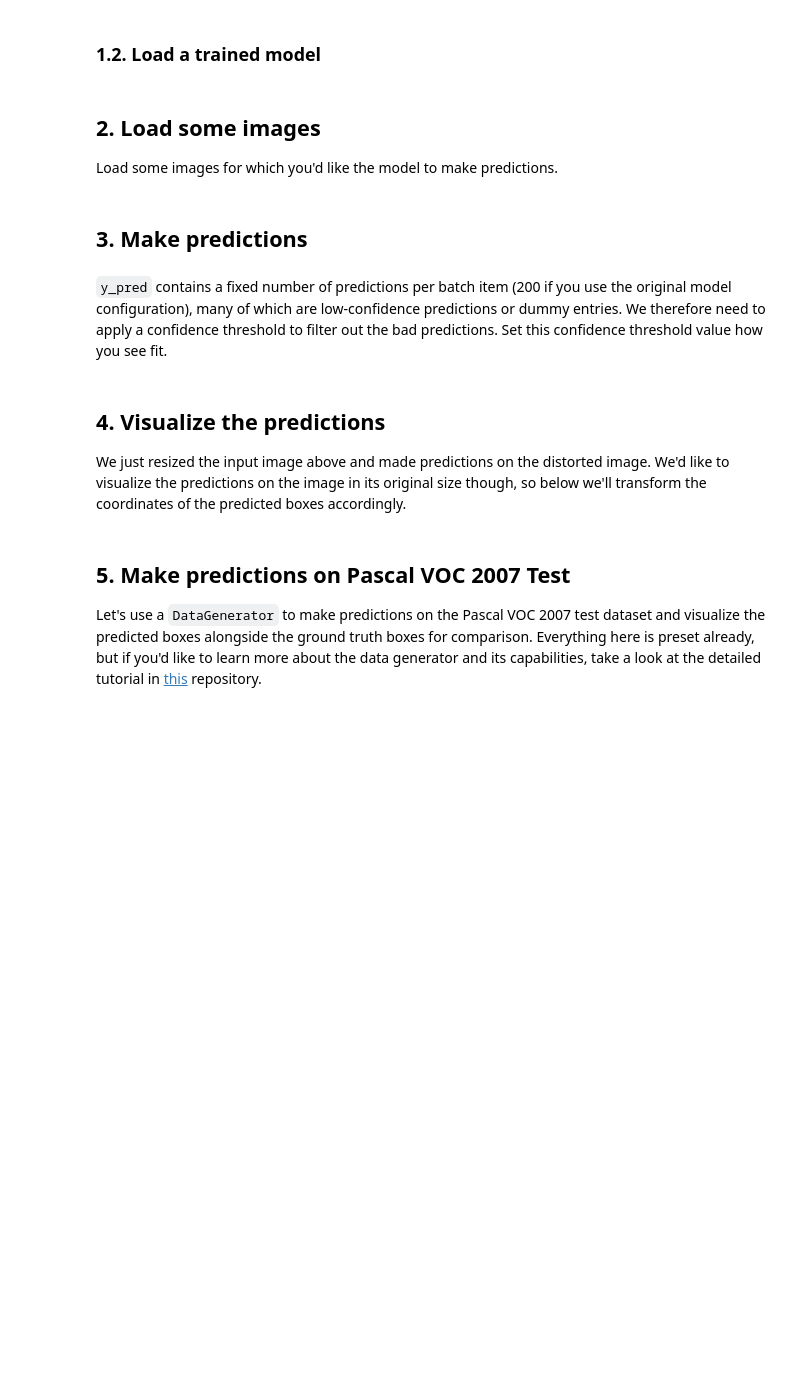
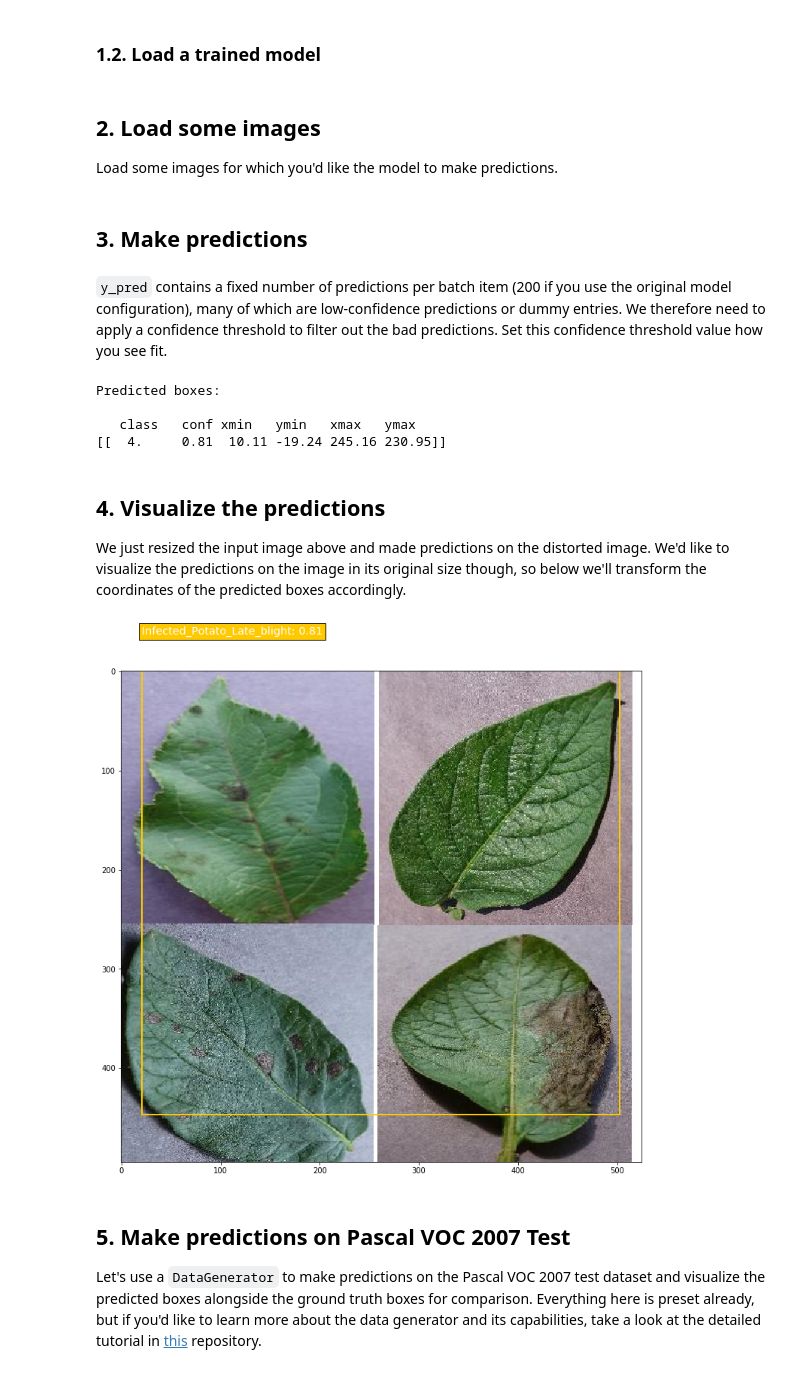
Before and after one commit to sanjeeviisl/biocaffe, a Jupyter notebook: notebook/ssd/LeafDetect_ssd7_inference.ipynb, the cells around one changed output. Cells and saved outputs as stored; diff of their text form; code cells hidden in the pictures; blank space fills up the shorter version.

```diff
--- a/notebook/ssd/LeafDetect_ssd7_inference.ipynb
+++ b/notebook/ssd/LeafDetect_ssd7_inference.ipynb
@@ -87,7 +87,7 @@ model = build_model(image_size=(img_height, img_width, img_channels),
 
 #weights_path = 'VGG_ILSVRC_16_layers_fc_reduced.h5'
 
-weights_path = 'ssd7_leaf24_epoch-04.h5'
+weights_path = 'ssd7_leaf31_epoch-95.h5'
 
 
 model.load_weights(weights_path, by_name=True)
@@ -138,7 +148,7 @@ input_images = np.array(input_images)
 
 inputs = []
 images = []
-#img_path = 'test_pic_300.jpg'
+img_path = 'test_pic.jpg'
 img = image.load_img(img_path, target_size=(256, 256))
 img = image.img_to_array(img)
 images.append(imread(img_path))
@@ -147,11 +157,11 @@ inputs = preprocess_input(np.array(inputs))
 # %% [markdown]
 ## 3. Make predictions
 # %%
-y_pred = model.predict(input_images)
+y_pred = model.predict(inputs)
 # %% [markdown]
 `y_pred` contains a fixed number of predictions per batch item (200 if you use the original model configuration), many of which are low-confidence predictions or dummy entries. We therefore need to apply a confidence threshold to filter out the bad predictions. Set this confidence threshold value how you see fit.
 # %%
-confidence_threshold = 0.4
+confidence_threshold = 0.5
 
 y_pred_thresh = [y_pred[k][y_pred[k,:,1] > confidence_threshold] for k in range(y_pred.shape[0])]
 
@@ -159,6 +169,11 @@ np.set_printoptions(precision=2, suppress=True, linewidth=90)
 print("Predicted boxes:\n")
 print('   class   conf xmin   ymin   xmax   ymax')
 print(y_pred_thresh[0])
+# %% [output]
+Predicted boxes:
+
+   class   conf xmin   ymin   xmax   ymax
+[[  4.     0.81  10.11 -19.24 245.16 230.95]]
 # %% [markdown]
 ## 4. Visualize the predictions
 
@@ -166,28 +181,62 @@ We just resized the input image above and made predictions on the distorted imag
 # %%
 # Display the image and draw the predicted boxes onto it.
 
 # Set the colors for the bounding boxes
-colors = plt.cm.hsv(np.linspace(0, 1, 21)).tolist()
+colors = plt.cm.hsv(np.linspace(0, 1, 31)).tolist()
 
-classes = ['background','Potato_healthy','Potato_Early_blight','Infected_Potato_Early_blight',
-           'Potato_Late_blight','Infected_Potato_Late_blight','Tomato_healthy',
-           'Tomato_Early_blight','Infected_Tomato_Early_blight','Tomato_Late_blight','Infected_Tomato_Late_blight']
+
+classes = [ 'background',
+            'Potato_healthy',
+            'Infected_Potato_Early_blight',
+            'Potato_Early_blight',
+            'Infected_Potato_Late_blight',
+            'Potato_Late_blight',
+            'Tomato_healthy',
+            'Infected_Tomato_Septoria_spot',
+            'Tomato_Septoria_spot',
+            'Infected_Tomato_Spider_mites',
+            'Tomato_Spider_mites',
+            'Infected_Tomato_Target_Spot',
+            'Tomato_Target_Spot',
+            'Infected_Tomato_Curl_Virus',
+            'Tomato_Curl_Virus',
+            'Infected_Tomato_mosaic_virus',
+            'Tomato_mosaic_virus',
+            'Infected_Tomato_Leaf_Mold',
+            'Tomato_Leaf_Mold',
+            'Infected_Tomato_Bacterial_spot',
+            'Tomato_Bacterial_spot',
+            'Infected_Tomato_Early_blight',
+            'Tomato_Early_blight',
+            'Infected_Tomato_Late_blight',
+            'Tomato_Late_blight',
+            'Corn_healthy',
+            'Infected_Corn_Common_rust',
+            'Corn_Common_rust',
+            'Infected_Corn_Gray_leaf',
+            'Corn_Gray_leaf',
+            'Infected_Corn_Northern_Blight',
+            'Corn_Northern_Blight'
+
+]
 
 plt.figure(figsize=(20,12))
 plt.imshow(orig_images[0])
 
 current_axis = plt.gca()
 
 for box in y_pred_thresh[0]:
     # Transform the predicted bounding boxes for the 300x300 image to the original image dimensions.
     xmin = box[2] * orig_images[0].shape[1] / img_width
     ymin = box[3] * orig_images[0].shape[0] / img_height
     xmax = box[4] * orig_images[0].shape[1] / img_width
     ymax = box[5] * orig_images[0].shape[0] / img_height
     color = colors[int(box[0])]
     label = '{}: {:.2f}'.format(classes[int(box[0])], box[1])
     current_axis.add_patch(plt.Rectangle((xmin, ymin), xmax-xmin, ymax-ymin, color=color, fill=False, linewidth=2))
     current_axis.text(xmin, ymin, label, size='x-large', color='white', bbox={'facecolor':color, 'alpha':1.0})
+# %% [output]
+[figure, added]
 # %% [markdown]
 ## 5. Make predictions on Pascal VOC 2007 Test
 
```
Also changed, not shown: parts of 8 cells of this notebook, 11 other files.
